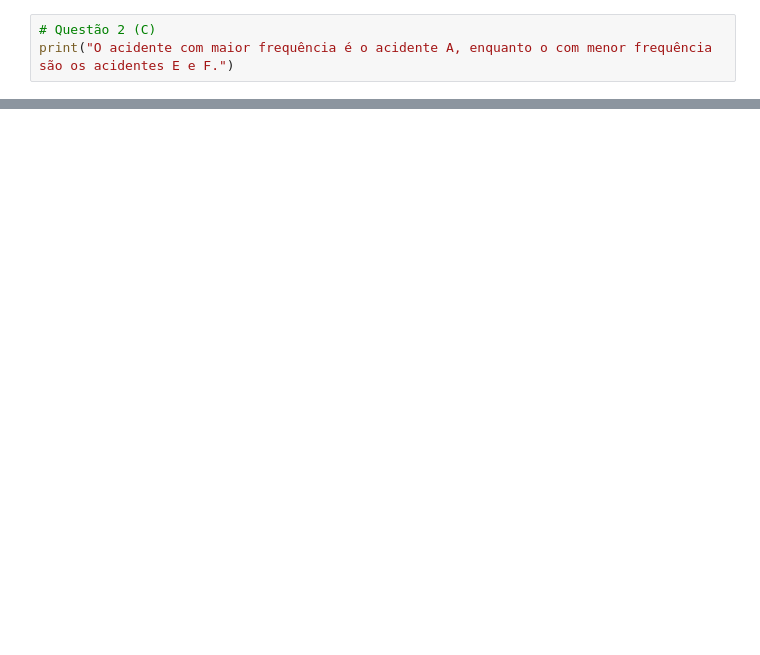
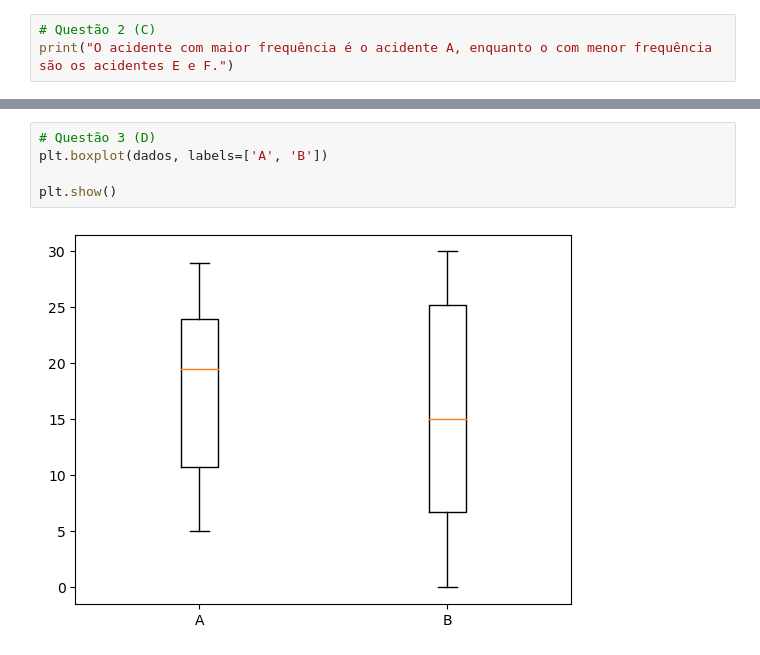
Before and after one commit to shinobu-uwu/FURB, a Jupyter notebook: Estatística/Trabalho 1/Trabalho.ipynb, the cells around one changed output, grey strips where cells are left out. Cells and saved outputs as stored; diff of their text form; blank space fills up the shorter version.

```diff
--- a/Estatística/Trabalho 1/Trabalho.ipynb
+++ b/Estatística/Trabalho 1/Trabalho.ipynb
@@ -69,0 +143,7 @@ AttributeError: 'RangeIndex' object has no attribute 'freq'
+# %%
+# Questão 3 (D)
+plt.boxplot(dados, labels=['A', 'B'])
+
+plt.show()
+# %% [output]
+[figure, added]
```
Also changed, not shown: parts of 8 cells of this notebook, 33 other files.
